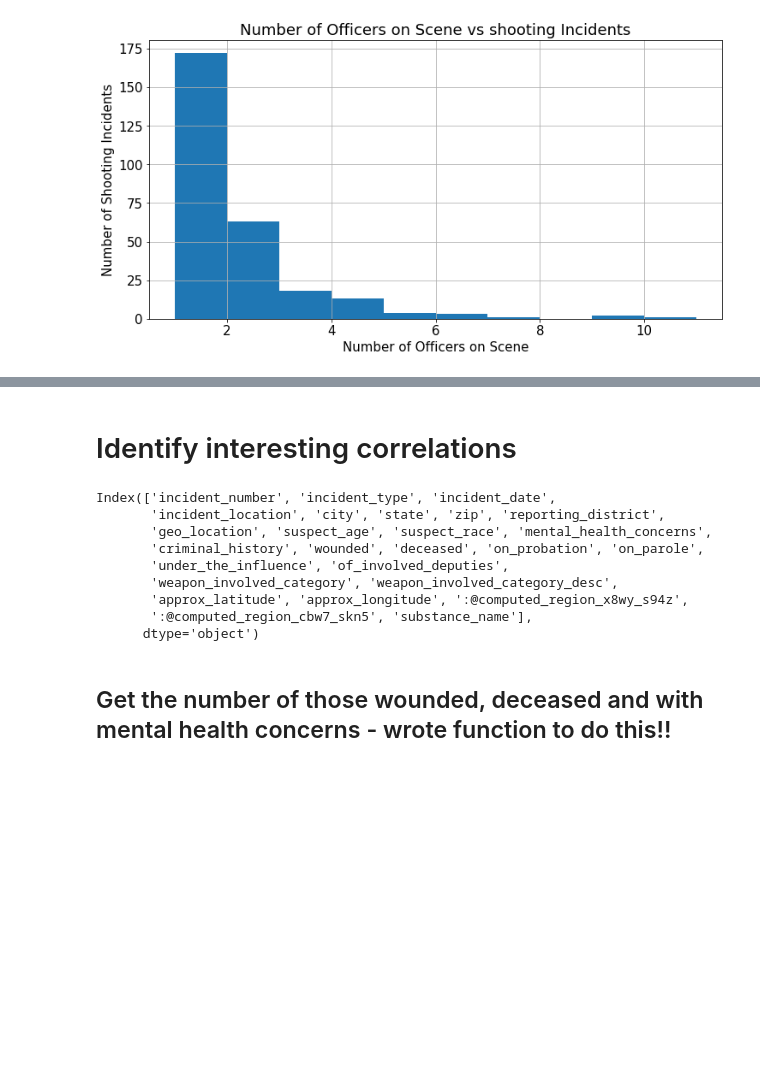
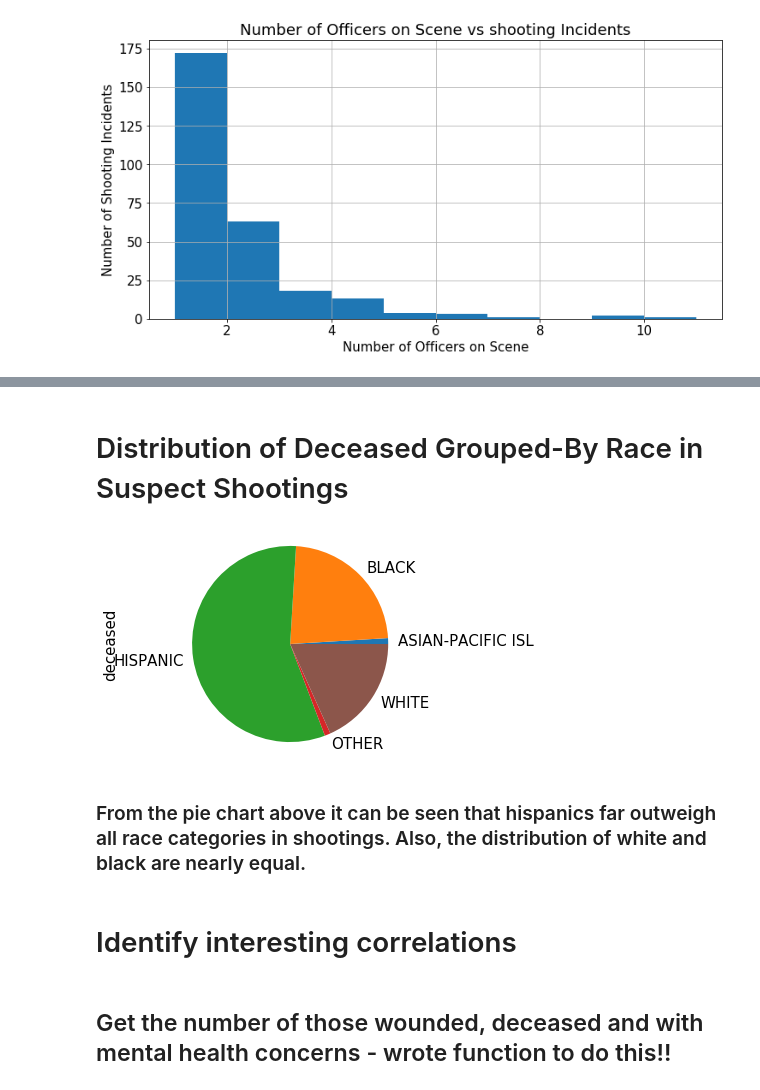
Before and after one commit to SeriousHyena/Sandbox, a Jupyter notebook: Los_Angeles_Police_shootings.ipynb, the cells around one changed output, grey strips where cells are left out. Drawn from its saved outputs; the diff is of its cells as text; code cells hidden in the pictures; blank space fills up the shorter version.

```diff
--- a/Los_Angeles_Police_shootings.ipynb
+++ b/Los_Angeles_Police_shootings.ipynb
@@ -318,0 +339,11 @@ plt.show()
+# %% [markdown]
+# Distribution of Deceased Grouped-By Race in Suspect Shootings
+# %%
+
+df.deceased.groupby(df.suspect_race).sum().plot(kind='pie')
+plt.axis('equal')
+plt.show()
+# %% [output]
+[figure, added]
+# %% [markdown]
+### From the pie chart above it can be seen that hispanics far outweigh all race categories in shootings. Also, the distribution of white and black are nearly equal.
@@ -319,17 +352,5 @@ plt.show()
 # %% [markdown]
 # Identify interesting correlations
-# %%
-df.columns
-# %% [output]
-Index(['incident_number', 'incident_type', 'incident_date',
-       'incident_location', 'city', 'state', 'zip', 'reporting_district',
-       'geo_location', 'suspect_age', 'suspect_race', 'mental_health_concerns',
-       'criminal_history', 'wounded', 'deceased', 'on_probation', 'on_parole',
-       'under_the_influence', 'of_involved_deputies',
-       'weapon_involved_category', 'weapon_involved_category_desc',
-       'approx_latitude', 'approx_longitude', ':@computed_region_x8wy_s94z',
-       ':@computed_region_cbw7_skn5', 'substance_name'],
-      dtype='object')
 # %% [markdown]
 ## Get the number of those wounded, deceased and with mental health concerns - wrote function to do this!!
 # %%
```
Also changed, not shown: parts of 22 cells of this notebook.
